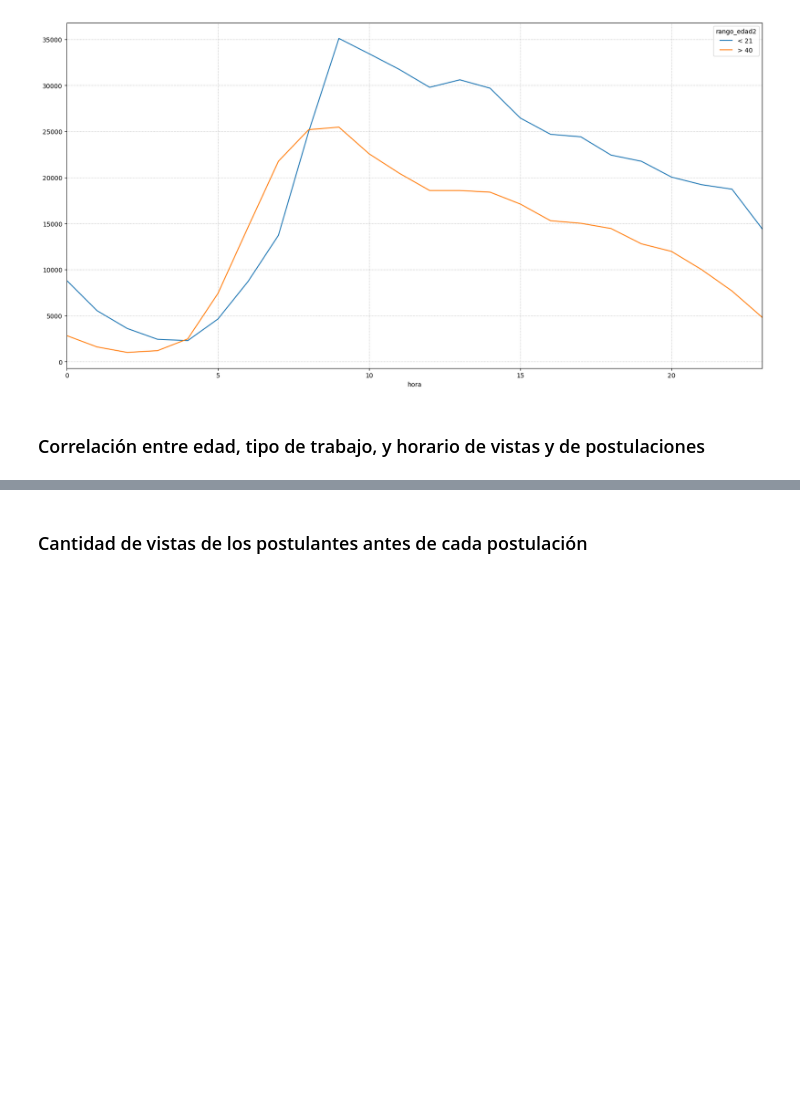
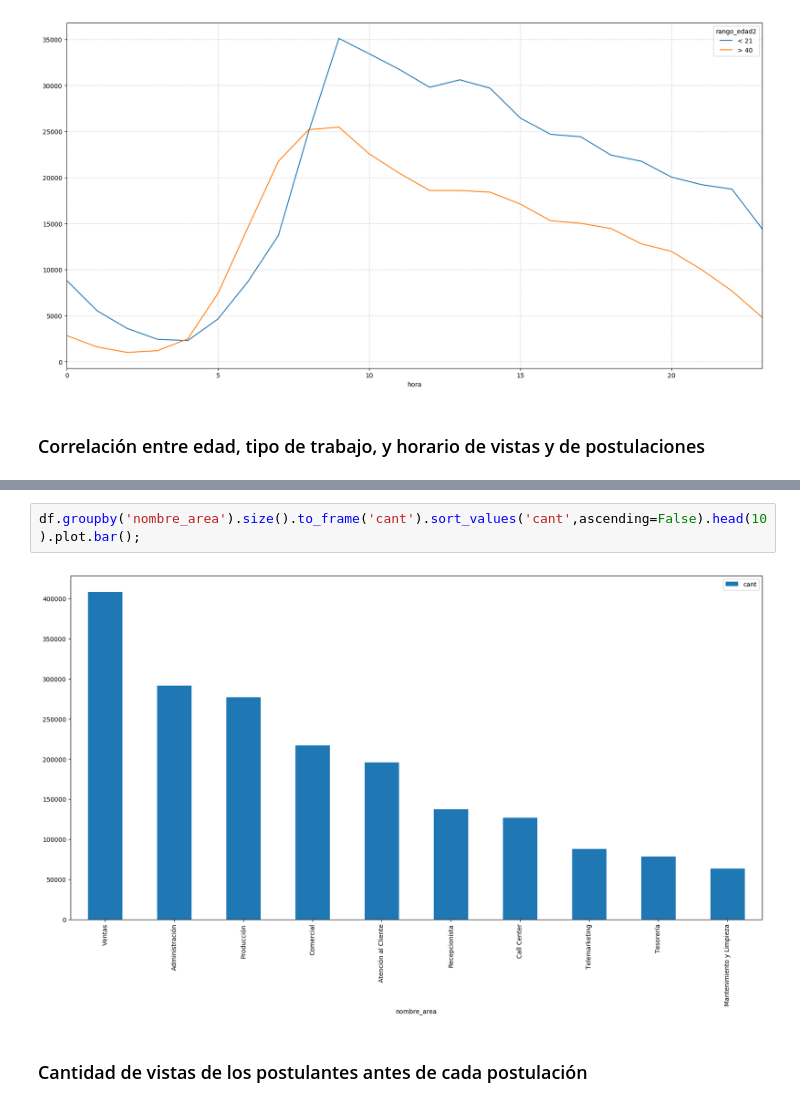
Before and after one commit to tomasBustamante/postulaciones, a Jupyter notebook: Avisos_laborales_y_postulaciones.ipynb, the cells around one changed output, grey strips where cells are left out. Saved outputs shown, nothing was run; the diff lists cells and outputs as text; blank space fills up the shorter version.

```diff
--- a/Avisos_laborales_y_postulaciones.ipynb
+++ b/Avisos_laborales_y_postulaciones.ipynb
@@ -501,2 +532,6 @@ plt.grid(linestyle='dotted')
+# %%
+df.groupby('nombre_area').size().to_frame('cant').sort_values('cant',ascending=False).head(10).plot.bar();
+# %% [output]
+[figure, added]
 # %% [markdown]
 ### Cantidad de vistas de los postulantes antes de cada postulación
```
Also changed, not shown: parts of 10 cells of this notebook.
